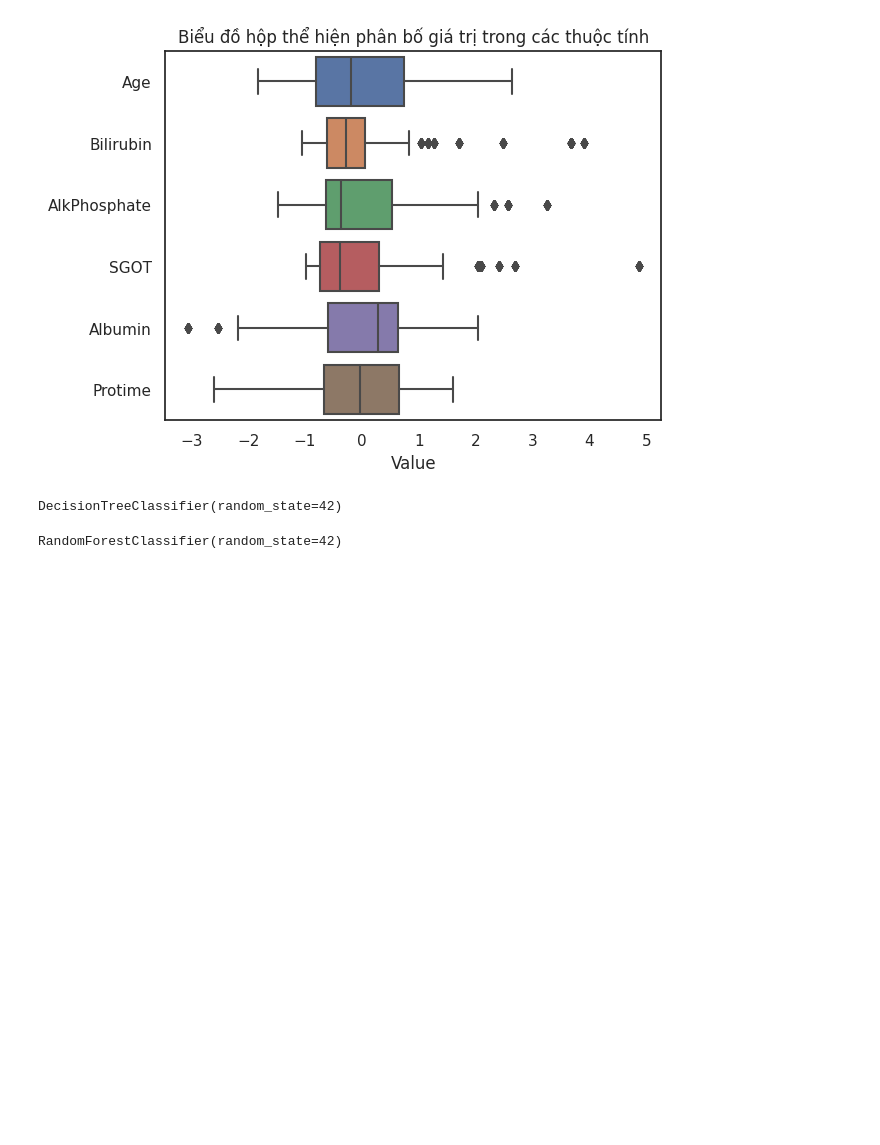
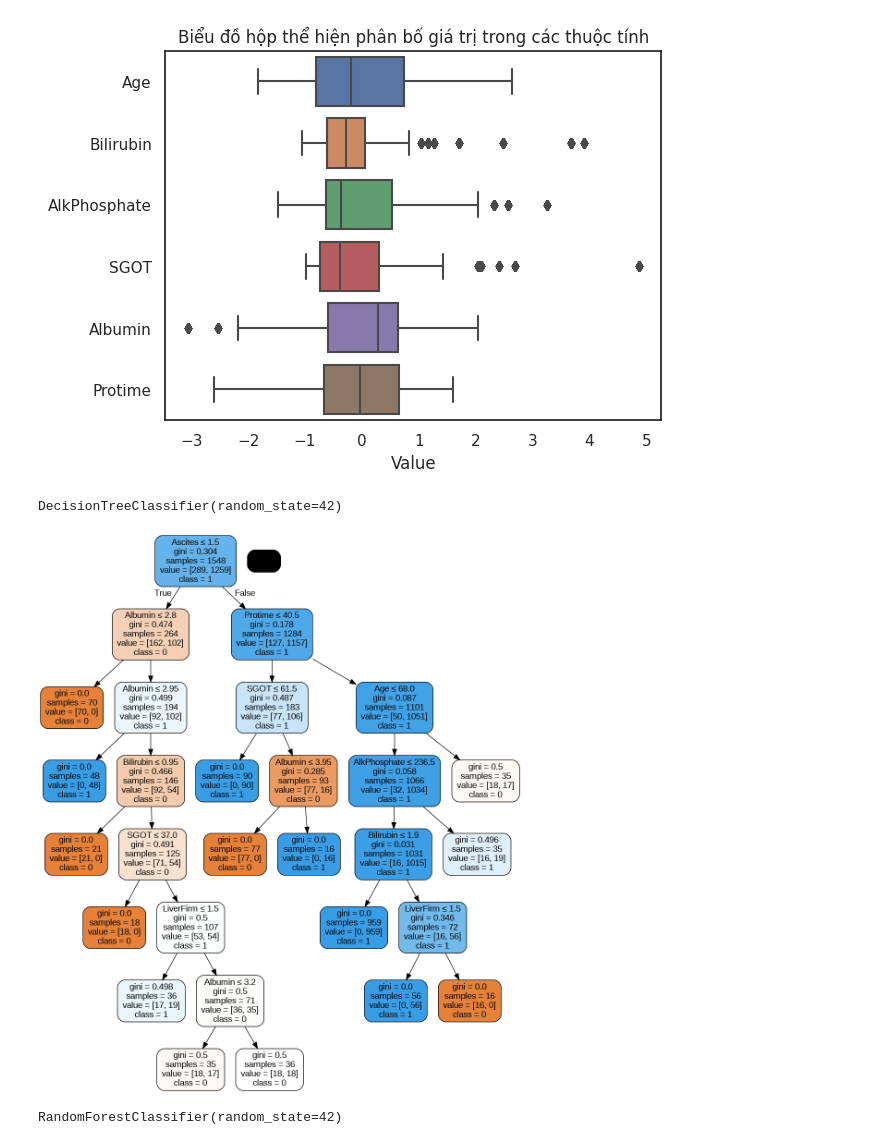
Before and after one commit to quangdad/DataMining, a Jupyter notebook: HepatitisB.ipynb, the cells around one changed output. Saved outputs shown, nothing was run; the diff lists cells and outputs as text; code cells hidden in the pictures; blank space fills up the shorter version.

```diff
--- a/HepatitisB.ipynb
+++ b/HepatitisB.ipynb
@@ -176,6 +176,22 @@ dt_model = DecisionTreeClassifier(random_state=42)
 dt_model.fit(X_train, y_train)
 # %% [output]
 DecisionTreeClassifier(random_state=42)
+# %%
+from sklearn.tree import export_graphviz
+import graphviz
+import pydotplus
+from IPython.display import Image
+
+dot_data = export_graphviz(dt_model, out_file=None,
+                           feature_names=X_train.columns.tolist(),
+                           class_names=['0', '1'],
+                           filled=True, rounded=True,
+                           special_characters=True)
+
+graph = pydotplus.graph_from_dot_data(dot_data)
+Image(graph.create_png())
+# %% [output]
+[figure, added]
 # %%
 # Tạo mô hình Random Forest và huấn luyện trên tập huấn luyện
 rf_model = RandomForestClassifier(random_state=42)
```
Also changed, not shown: parts of 2 cells of this notebook.
